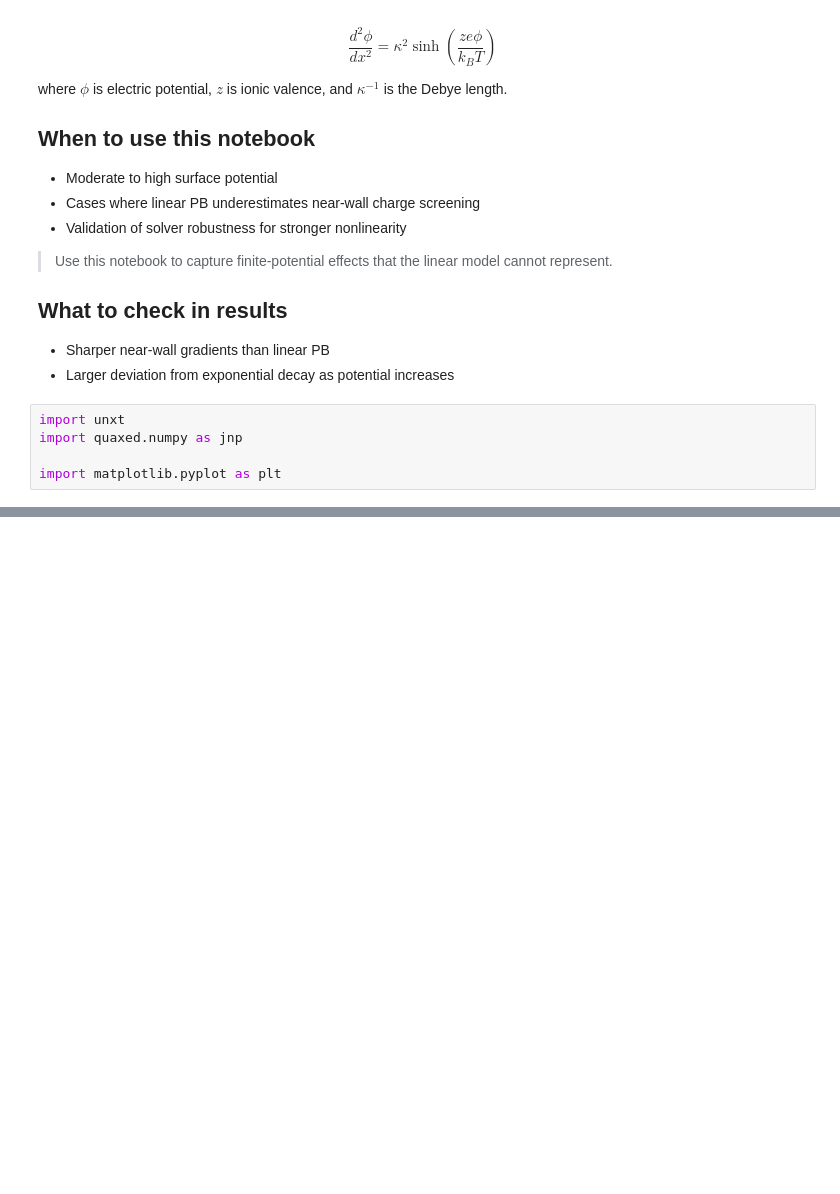
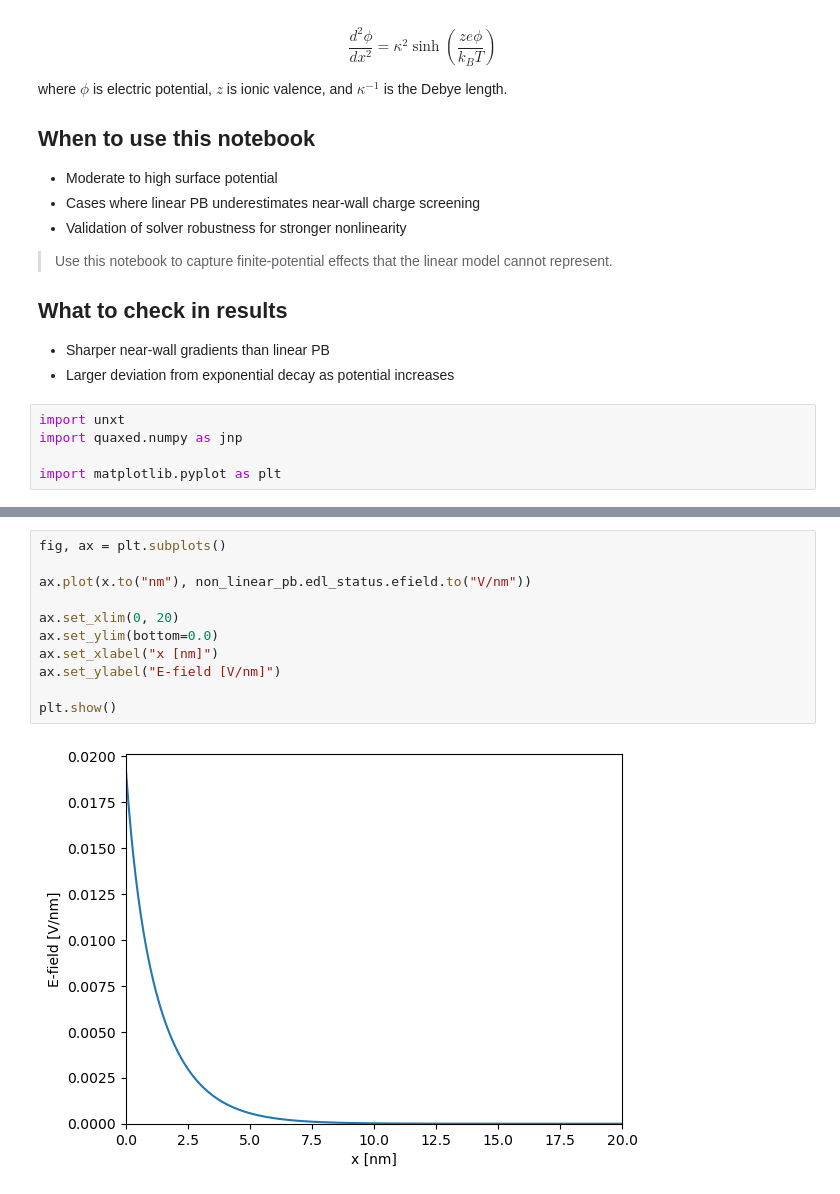
Before and after one commit to ChiahsinChu/fdm-edl, a Jupyter notebook: examples/00.1D-PB_analytical/non-linear_pb.ipynb, the cells around one changed output, grey strips where cells are left out. Saved outputs shown, nothing was run; the diff lists cells and outputs as text; blank space fills up the shorter version.

```diff
--- a/examples/00.1D-PB_analytical/non-linear_pb.ipynb
+++ b/examples/00.1D-PB_analytical/non-linear_pb.ipynb
@@ -86,3 +84,16 @@ plt.show()
+# %%
+fig, ax = plt.subplots()
+
+ax.plot(x.to("nm"), non_linear_pb.edl_status.efield.to("V/nm"))
+
+ax.set_xlim(0, 20)
+ax.set_ylim(bottom=0.0)
+ax.set_xlabel("x [nm]")
+ax.set_ylabel("E-field [V/nm]")
+
+plt.show()
+# %% [output]
+[figure, added]
 # %%
 fig, ax = plt.subplots()
 
```
Also changed, not shown: parts of 5 cells of this notebook, 7 other files.
